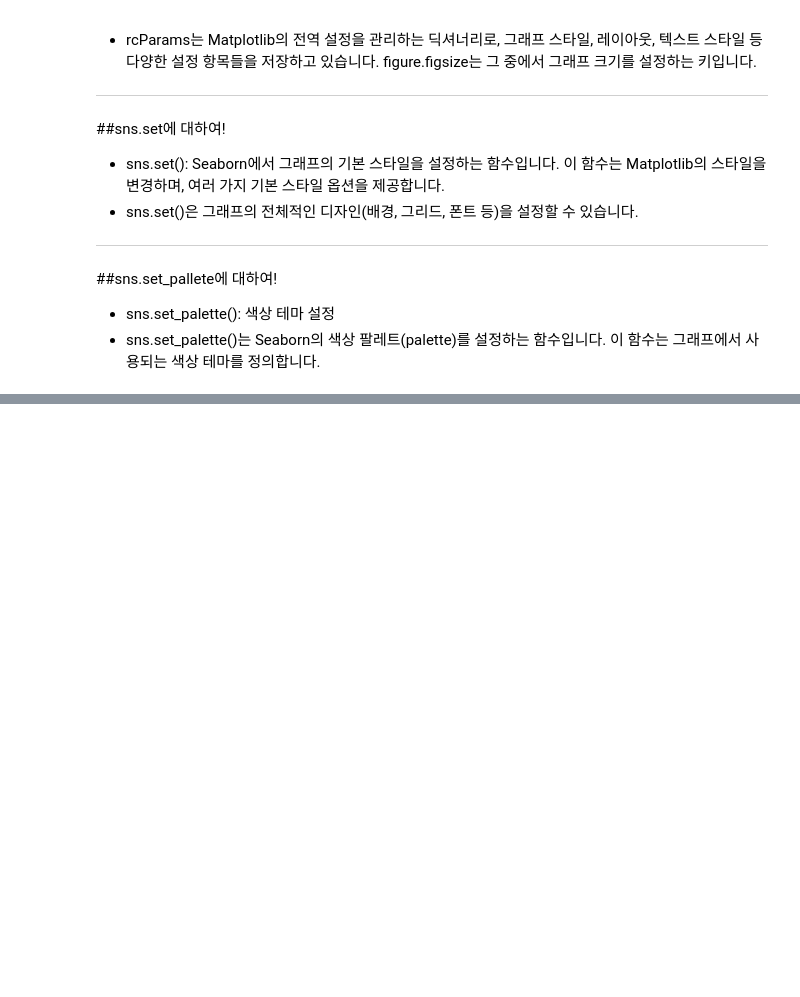
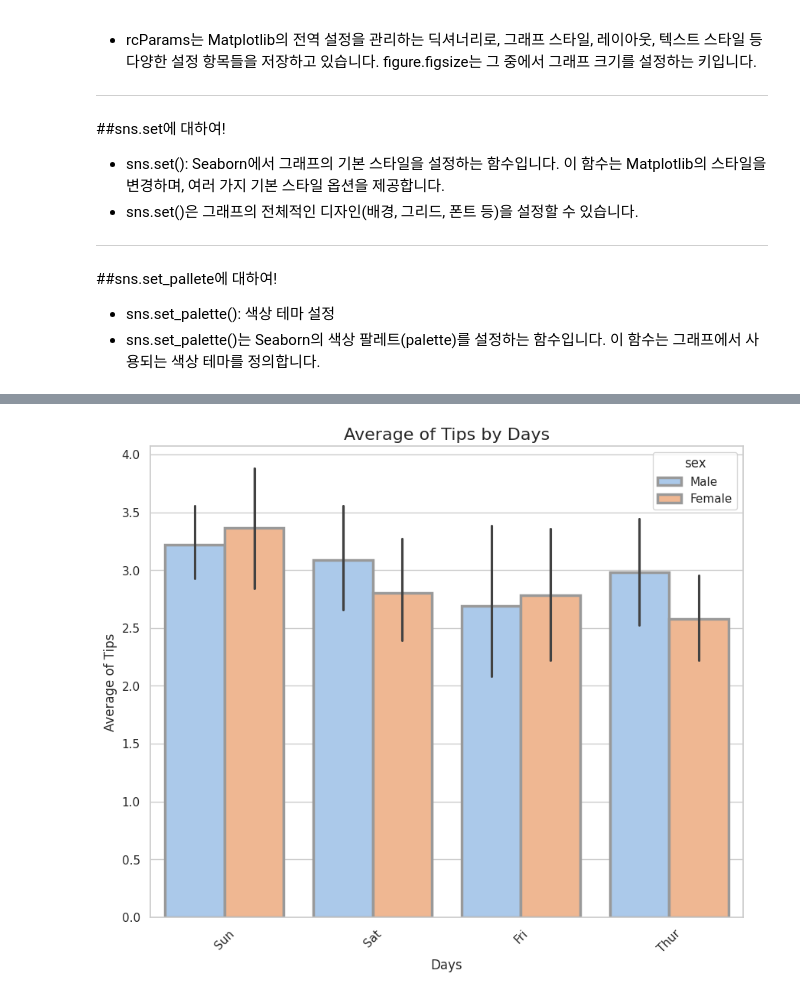
Before and after one commit to hajonghyun/inflearn_ML_from_the_foundation, a Jupyter notebook: 3_Visualization_matplotlib_seaborn.ipynb, the cells around one changed output, grey strips where cells are left out. Saved outputs shown, nothing was run; the diff lists cells and outputs as text; code cells hidden in the pictures; blank space fills up the shorter version.

```diff
--- a/3_Visualization_matplotlib_seaborn.ipynb
+++ b/3_Visualization_matplotlib_seaborn.ipynb
@@ -114,0 +226,4 @@ matplotlib.rcParams['axes.unicode_minus'] = False
+# %%
+import seaborn as sns
+tips = sns.load_dataset('tips')
+tips.head()
@@ -114,0 +237,28 @@ matplotlib.rcParams['axes.unicode_minus'] = False
+# %%
+# seaborn을 통한 시각화
+# 밑에 자세한 설명
+sns.barplot(data = tips, # 데이터프레임
+            x = 'day', # x변수
+            y = 'tip', # y변수
+            estimator = np.average, # 집계
+            hue = 'sex', # 색깔로 특정 컬럼값을 구분
+            palette = 'pastel',
+            order = ['Sun','Sat','Fri','Thur'], # x ticks 순서
+            edgecolor='.6', # 바 모서리 선명도
+            linewidth=2.5 # 모서리 두께
+            )
+
+# seaborn도 matplotlib으로 구동된다.
+# 제목 설정은 마찬가지로 plt로!
+plt.title('Average of Tips by Days',fontsize=16)
+
+# x,y축 라벨링 해주기
+plt.xlabel('Days')
+plt.ylabel('Average of Tips')
+
+# x축 라벨 45도 기울이기
+plt.xticks(rotation=45)
+
+plt.show()
+# %% [output]
+[figure, added]
```
Also changed, not shown: parts of 22 cells of this notebook.
